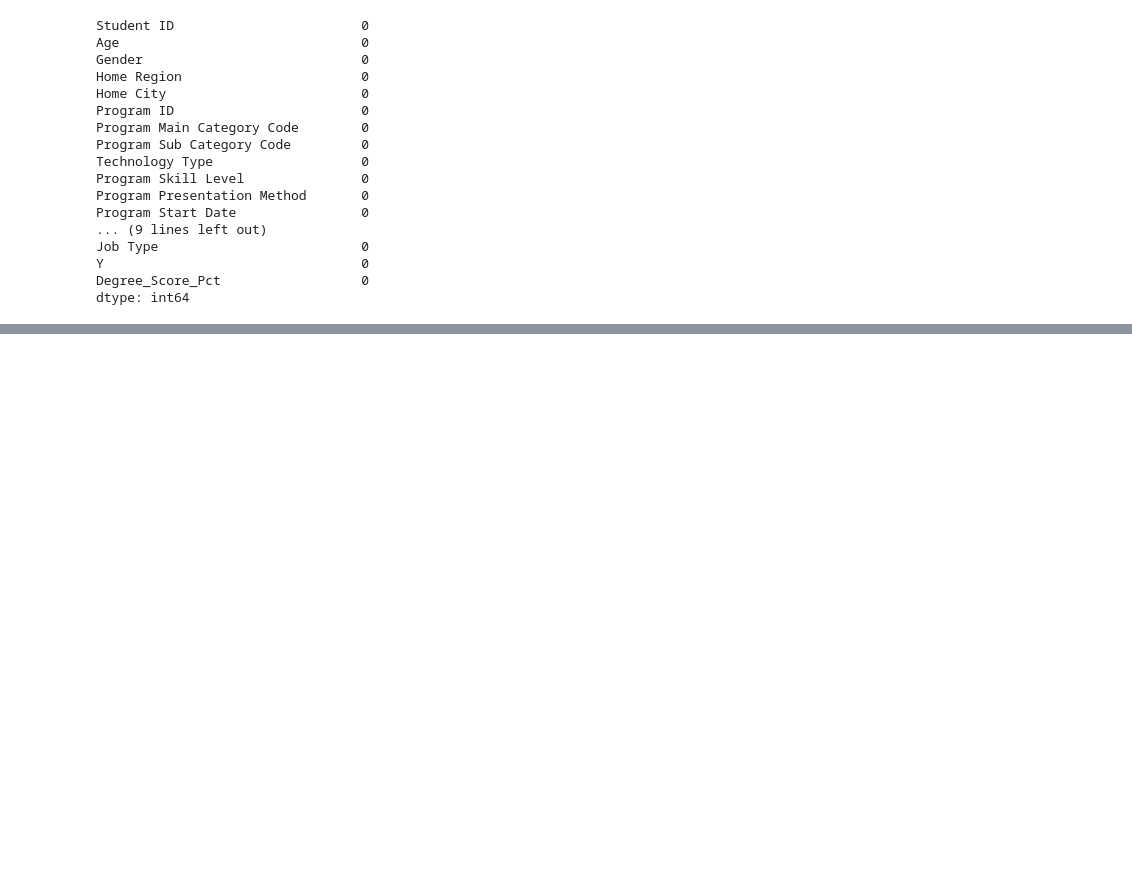
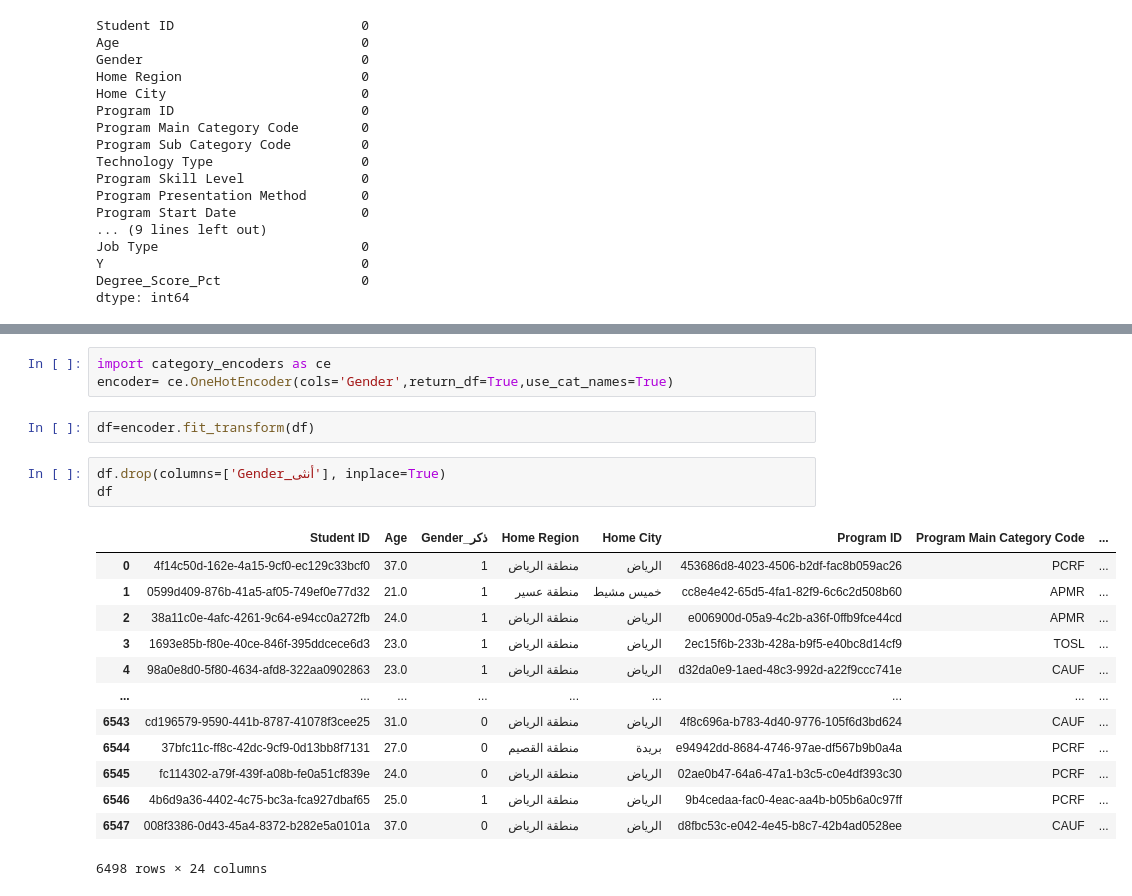
Before and after one commit to AbdullahAljubran/Elite-Training-Programs, a Jupyter notebook: main.ipynb, the cells around one changed output, grey strips where cells are left out. Saved outputs shown, nothing was run; the diff lists cells and outputs as text; blank space fills up the shorter version.

```diff
--- a/main.ipynb
+++ b/main.ipynb
@@ -752,0 +803,22 @@ dtype: int64
+# %%
+import category_encoders as ce
+encoder= ce.OneHotEncoder(cols='Gender',return_df=True,use_cat_names=True)
+# %%
+df=encoder.fit_transform(df)
+# %%
+df.drop(columns=['Gender_أنثى'], inplace=True)
+df
+# %% [output]
+|  | Student ID | Age | Gender_ذكر | Home Region | Home City | Program ID | Program Main Category Code | ... |
+| 0 | 4f14c50d-162e-4a15-9cf0-ec129c33bcf0 | 37.0 | 1 | منطقة الرياض | الرياض | 453686d8-4023-4506-b2df-fac8b059ac26 | PCRF | ... |
+| 1 | 0599d409-876b-41a5-af05-749ef0e77d32 | 21.0 | 1 | منطقة عسير | خميس مشيط | cc8e4e42-65d5-4fa1-82f9-6c6c2d508b60 | APMR | ... |
+| 2 | 38a11c0e-4afc-4261-9c64-e94cc0a272fb | 24.0 | 1 | منطقة الرياض | الرياض | e006900d-05a9-4c2b-a36f-0ffb9fce44cd | APMR | ... |
+| 3 | 1693e85b-f80e-40ce-846f-395ddcece6d3 | 23.0 | 1 | منطقة الرياض | الرياض | 2ec15f6b-233b-428a-b9f5-e40bc8d14cf9 | TOSL | ... |
+| 4 | 98a0e8d0-5f80-4634-afd8-322aa0902863 | 23.0 | 1 | منطقة الرياض | الرياض | d32da0e9-1aed-48c3-992d-a22f9ccc741e | CAUF | ... |
+| ... | ... | ... | ... | ... | ... | ... | ... | ... |
+| 6543 | cd196579-9590-441b-8787-41078f3cee25 | 31.0 | 0 | منطقة الرياض | الرياض | 4f8c696a-b783-4d40-9776-105f6d3bd624 | CAUF | ... |
+| 6544 | 37bfc11c-ff8c-42dc-9cf9-0d13bb8f7131 | 27.0 | 0 | منطقة القصيم | بريدة | e94942dd-8684-4746-97ae-df567b9b0a4a | PCRF | ... |
+| 6545 | fc114302-a79f-439f-a08b-fe0a51cf839e | 24.0 | 0 | منطقة الرياض | الرياض | 02ae0b47-64a6-47a1-b3c5-c0e4df393c30 | PCRF | ... |
+| 6546 | 4b6d9a36-4402-4c75-bc3a-fca927dbaf65 | 25.0 | 1 | منطقة الرياض | الرياض | 9b4cedaa-fac0-4eac-aa4b-b05b6a0c97ff | PCRF | ... |
+| 6547 | 008f3386-0d43-45a4-8372-b282e5a0101a | 37.0 | 0 | منطقة الرياض | الرياض | d8fbc53c-e042-4e45-b8c7-42b4ad0528ee | CAUF | ... |
+6498 rows × 24 columns
```
Also changed, not shown: parts of 21 cells of this notebook, 5 other files.
